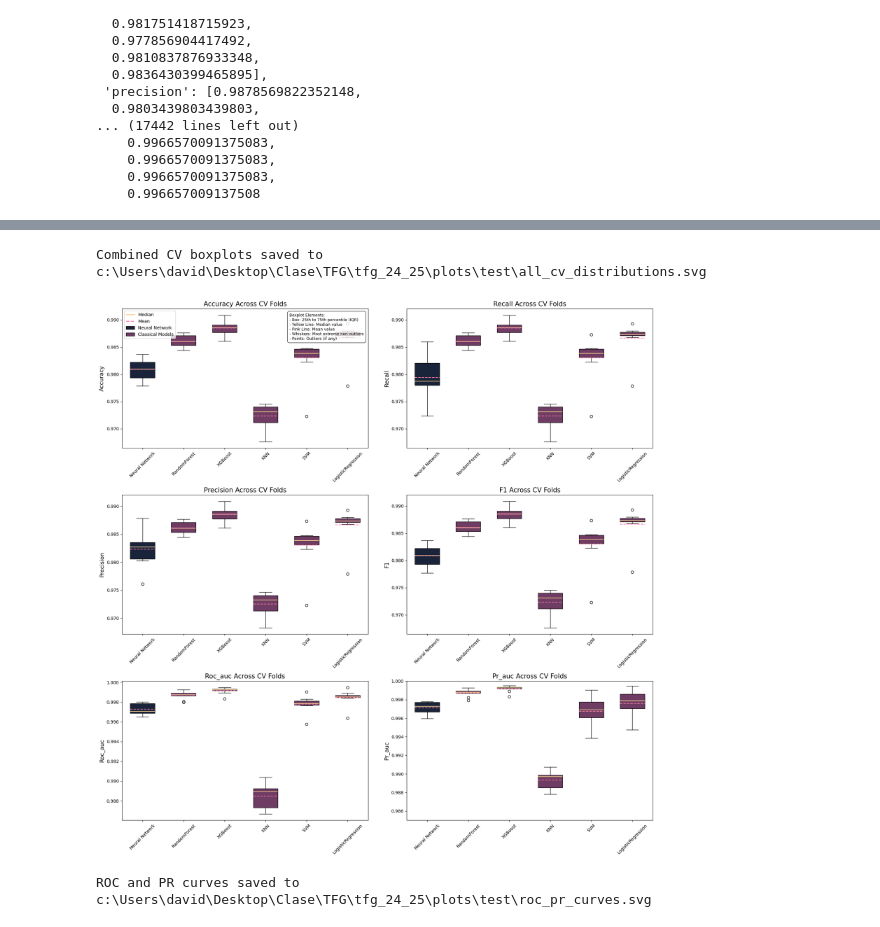
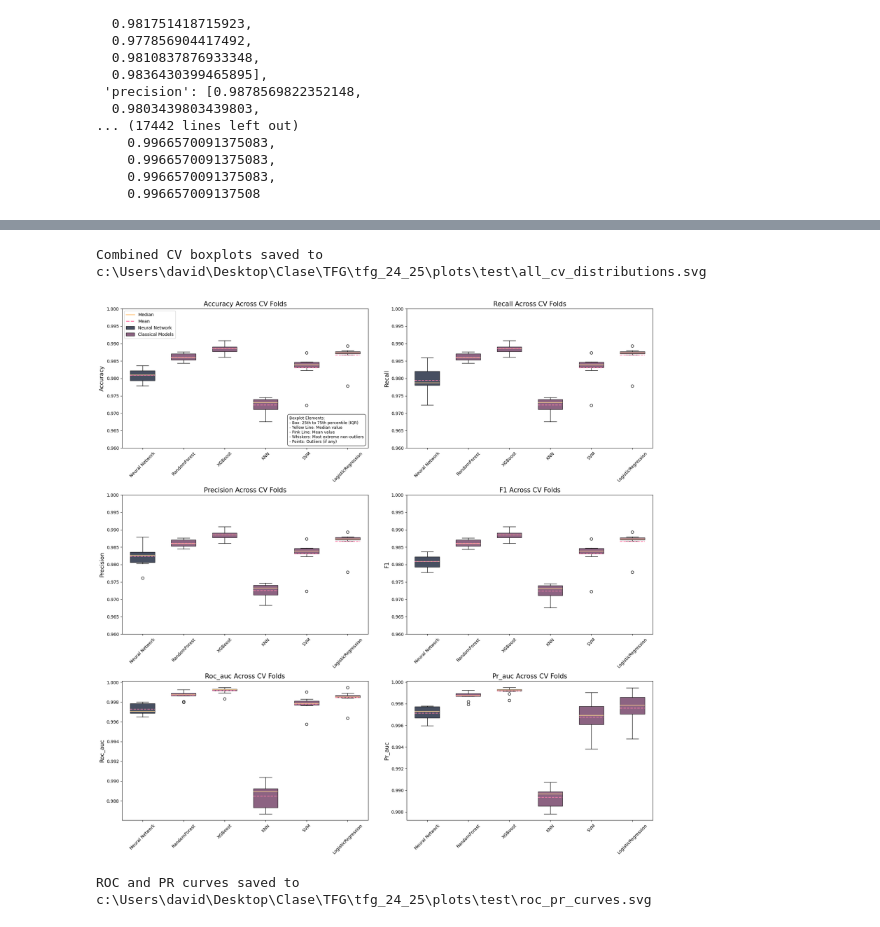
Before and after one commit to dtx1007/tfg_24_25, a Jupyter notebook: src/notebooks/models_stats.ipynb, the cells around one changed output, grey strips where cells are left out. Cells and saved outputs as stored; diff of their text form; code cells hidden in the pictures.

```diff
--- a/src/notebooks/models_stats.ipynb
+++ b/src/notebooks/models_stats.ipynb
@@ -55,7 +55,7 @@ nn_all_metrics = nn_metadata["all_metrics"]
 # Load the latest classical ml models metadata
 ml_metadata = load_ml_version_metadata(version=ML_MODELS_VERSION, base_dir=PATH_TO_SAVE_ML_MODEL)
 ml_all_metrics = {
-    name: load_ml_model_metadata(name, version=None, base_dir=PATH_TO_SAVE_ML_MODEL)["all_metrics"]
+    name: load_ml_model_metadata(name, version=ML_MODELS_VERSION, base_dir=PATH_TO_SAVE_ML_MODEL)["all_metrics"]
     for name in ml_metadata["models"].keys()
 }
 # %% [output]
@@ -107,7 +107,7 @@ def plot_cv_distribution(
         patch_artist=True,
         showmeans=True,
         meanline=True,
-        boxprops=dict(facecolor="#192339"),
+        boxprops=dict(facecolor="#192339", alpha=0.8),
         medianprops=dict(color="#ffcc8e", lw=1.5),
         meanprops=dict(color="#ff7eab", lw=1.5),
     )
@@ -122,7 +122,7 @@ def plot_cv_distribution(
         patch_artist=True,
         showmeans=True,
         meanline=True,
-        boxprops=dict(facecolor="#6f3c63"),
+        boxprops=dict(facecolor="#6f3c63", alpha=0.8),
         medianprops=dict(color="#ffcc8e", lw=1.5),
         meanprops=dict(color="#ff7eab", lw=1.5),
     )
@@ -139,10 +139,10 @@ def plot_cv_distribution(
         Line2D([0], [0], color="#ffcc8e", lw=2, label="Median"),
         Line2D([0], [0], color="#ff7eab", lw=2, linestyle="--", label="Mean"),
         Rectangle(
-            (0, 0), 1, 1, fc="#192339", edgecolor="black", label="Neural Network"
+            (0, 0), 1, 1, fc="#192339", alpha=0.8, edgecolor="black", label="Neural Network"
         ),
         Rectangle(
-            (0, 0), 1, 1, fc="#6f3c63", edgecolor="black", label="Classical Models"
+            (0, 0), 1, 1, fc="#6f3c63", alpha=0.8, edgecolor="black", label="Classical Models"
         ),
     ]
 
@@ -230,7 +230,7 @@ def plot_all_cv_distributions(
             patch_artist=True,
             showmeans=True,
             meanline=True,
-            boxprops=dict(facecolor="#192339"),
+            boxprops=dict(facecolor="#192339", alpha=0.8),
             medianprops=dict(color="#ffcc8e", lw=1.5),
             meanprops=dict(color="#ff7eab", lw=1.5),
         )
@@ -244,10 +244,15 @@ def plot_all_cv_distributions(
             patch_artist=True,
             showmeans=True,
             meanline=True,
-            boxprops=dict(facecolor="#6f3c63"),
+            boxprops=dict(facecolor="#6f3c63", alpha=0.8),
             medianprops=dict(color="#ffcc8e", lw=1.5),
             meanprops=dict(color="#ff7eab", lw=1.5),
         )
+        if metric_to_plot not in ["pr_auc", "roc_auc"]:
+            ax.set_ylim(0.960, 1)
+        # else:
+        #     ax.ylim(0.985, 1)
+
         # Labels
         metric_name = metric_to_plot.capitalize()
         model_names = ["Neural Network"] + list(classic_results.keys())
@@ -256,11 +261,6 @@ def plot_all_cv_distributions(
         ax.set_ylabel(metric_name, fontsize=13)
         ax.set_title(f"{metric_name} Across CV Folds", fontsize=15)
 
-        if metric_to_plot not in ["pr_auc", "roc_auc"]:
-            plt.ylim(0.965, 1)
-        else:
-            plt.ylim(0.985, 1)
-
         # Legend (only on first plot)
         if idx == 0:
             from matplotlib.patches import Rectangle
@@ -268,39 +268,39 @@ def plot_all_cv_distributions(
             legend_elements = [
                 Line2D([0], [0], color="#ffcc8e", lw=2, label="Median"),
                 Line2D([0], [0], color="#ff7eab", lw=2, linestyle="--", label="Mean"),
-                Rectangle((0, 0), 1, 1, fc="#192339", edgecolor="black", label="Neural Network"),
-                Rectangle((0, 0), 1, 1, fc="#6f3c63", edgecolor="black", label="Classical Models"),
+                Rectangle((0, 0), 1, 1, fc="#192339", alpha=0.8, edgecolor="black", label="Neural Network"),
+                Rectangle((0, 0), 1, 1, fc="#6f3c63", alpha=0.8, edgecolor="black", label="Classical Models"),
             ]
             ax.legend(handles=legend_elements, loc="upper left", fontsize=10)
         # Explanation text (optional, only on first plot)
         if idx == 0:
             explanation = (
                 "Boxplot Elements:\n"
                 "- Box: 25th to 75th percentile (IQR)\n"
                 "- Yellow Line: Median value\n"
                 "- Pink Line: Mean value\n"
                 "- Whiskers: Most extreme non-outliers\n"
                 "- Points: Outliers (if any)"
             )
             ax.text(
-                0.68, 0.77, explanation,
+                0.68, 0.03, explanation,
                 transform=ax.transAxes,
                 fontsize=9,
                 verticalalignment="bottom",
                 bbox=dict(facecolor="white", alpha=0.8, boxstyle="round,pad=0.5"),
             )
 
     plt.tight_layout()
     if save_path:
         plt.savefig(save_path, format="svg", dpi=300, bbox_inches="tight")
         print(f"Combined CV boxplots saved to {save_path}")
     plt.show()
 
 # Usage:
 plot_all_cv_distributions(nn_all_metrics, ml_all_metrics, save_path=PATH_TO_SAVE_DIR / "all_cv_distributions.svg")
 # %% [output]
 Combined CV boxplots saved to c:\Users\david\Desktop\Clase\TFG\tfg_24_25\plots\test\all_cv_distributions.svg
-[figure, old version]
+[figure, new version]
 # %%
 def plot_roc_pr_curves(
     results_nn, results_clf_dict, save_dir: Path | str | None = None
```
Also changed, not shown: parts of 2 cells of this notebook, 18 other files.
